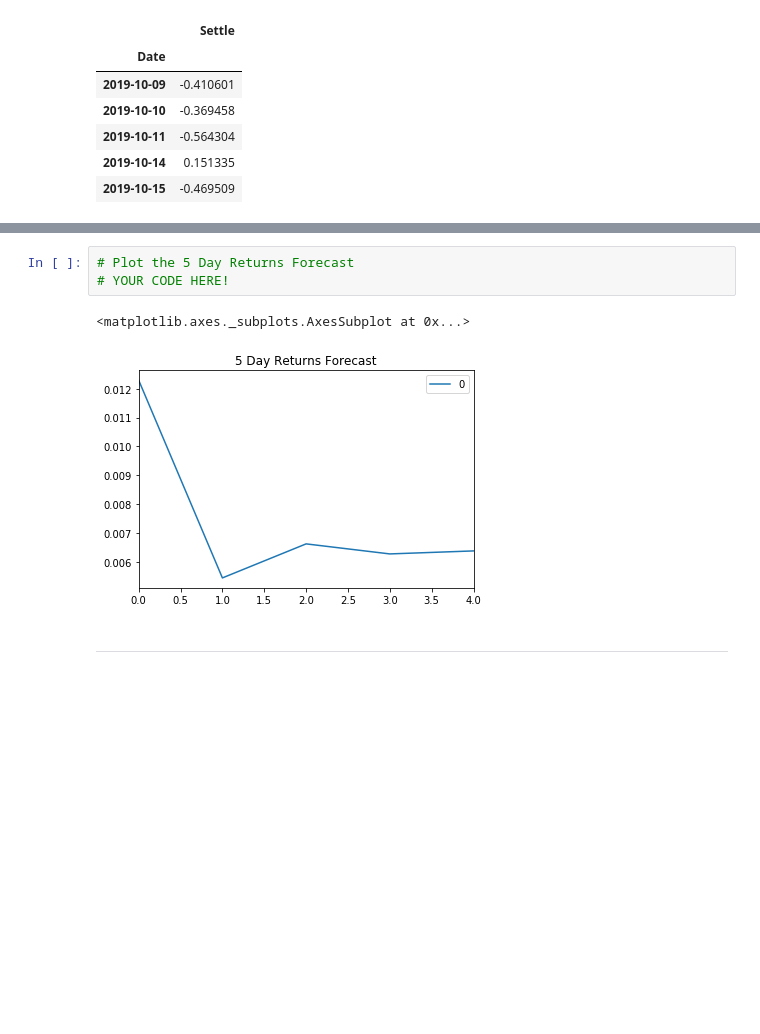
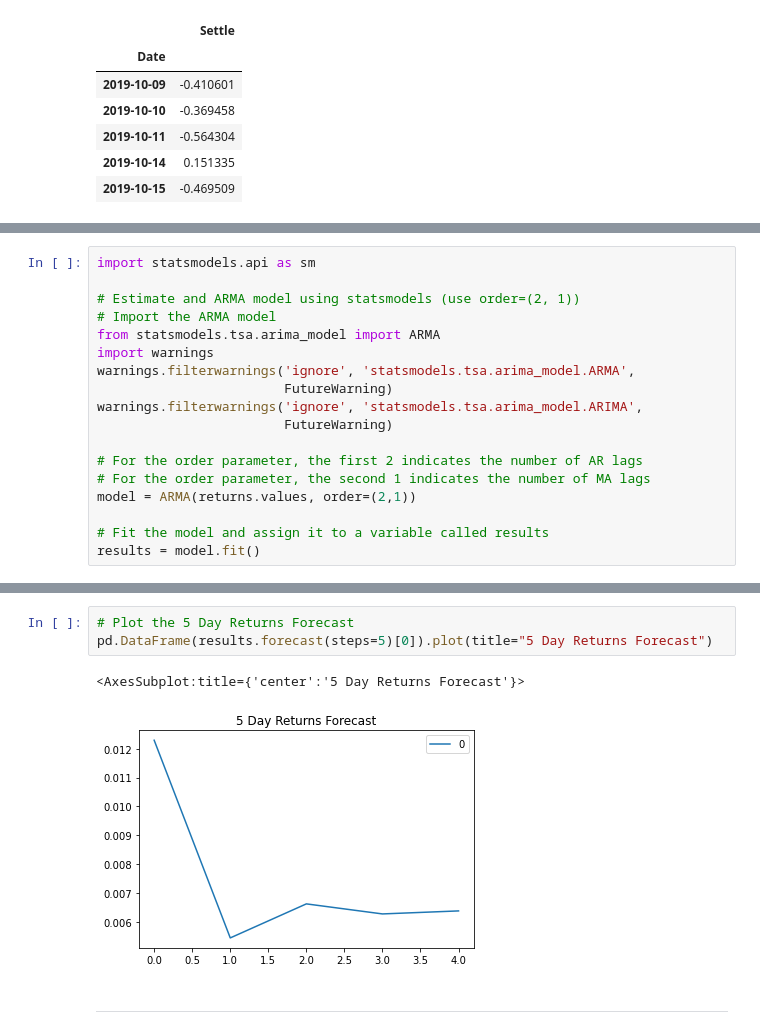
Before and after one commit to mmfsb/Time_Series_HW, a Jupyter notebook: Starter_Code/time_series_analysis.ipynb, the cells around one changed output, grey strips where cells are left out. Drawn from its saved outputs; the diff is of its cells as text; blank space fills up the shorter version.

Commit message:
added ARMA, ARIMA, GARCH

```diff
--- a/Starter_Code/time_series_analysis.ipynb
+++ b/Starter_Code/time_series_analysis.ipynb
@@ -128,0 +130,18 @@ import statsmodels.api as sm
+# %%
+import statsmodels.api as sm
+
+# Estimate and ARMA model using statsmodels (use order=(2, 1))
+# Import the ARMA model
+from statsmodels.tsa.arima_model import ARMA
+import warnings
+warnings.filterwarnings('ignore', 'statsmodels.tsa.arima_model.ARMA',
+                        FutureWarning)
+warnings.filterwarnings('ignore', 'statsmodels.tsa.arima_model.ARIMA',
+                        FutureWarning)
+
+# For the order parameter, the first 2 indicates the number of AR lags
+# For the order parameter, the second 1 indicates the number of MA lags
+model = ARMA(returns.values, order=(2,1))
+
+# Fit the model and assign it to a variable called results
+results = model.fit()
@@ -151,9 +207,9 @@ Roots
 # %%
 # Plot the 5 Day Returns Forecast
-# YOUR CODE HERE!
+pd.DataFrame(results.forecast(steps=5)[0]).plot(title="5 Day Returns Forecast")
 # %% [output]
-<matplotlib.axes._subplots.AxesSubplot at 0x...>
+<AxesSubplot:title={'center':'5 Day Returns Forecast'}>
-[figure, old version]
+[figure, new version]
 # %% [markdown]
 ---
 # %% [markdown]
```
Also changed, not shown: parts of 20 cells of this notebook.
